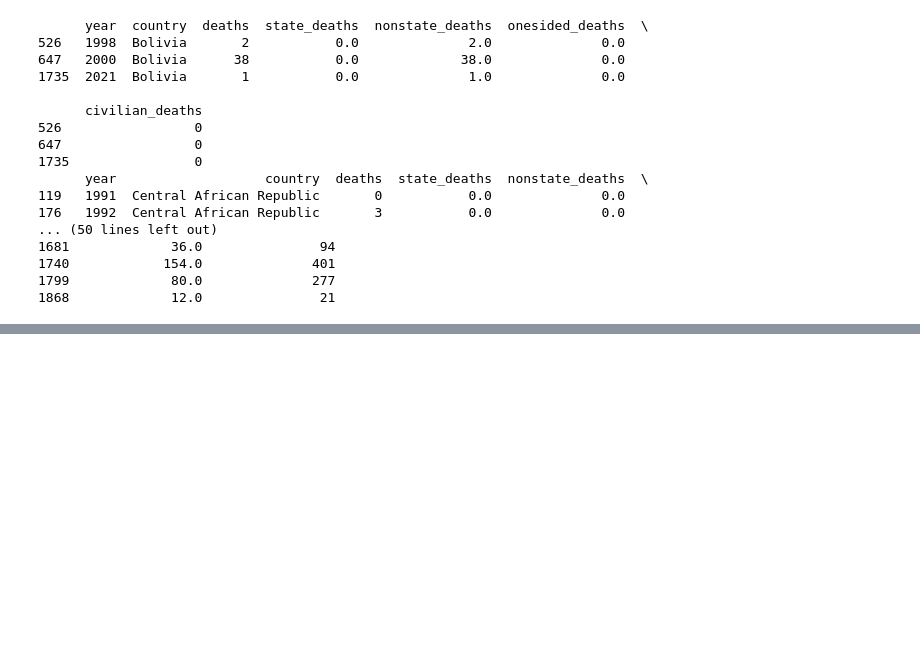
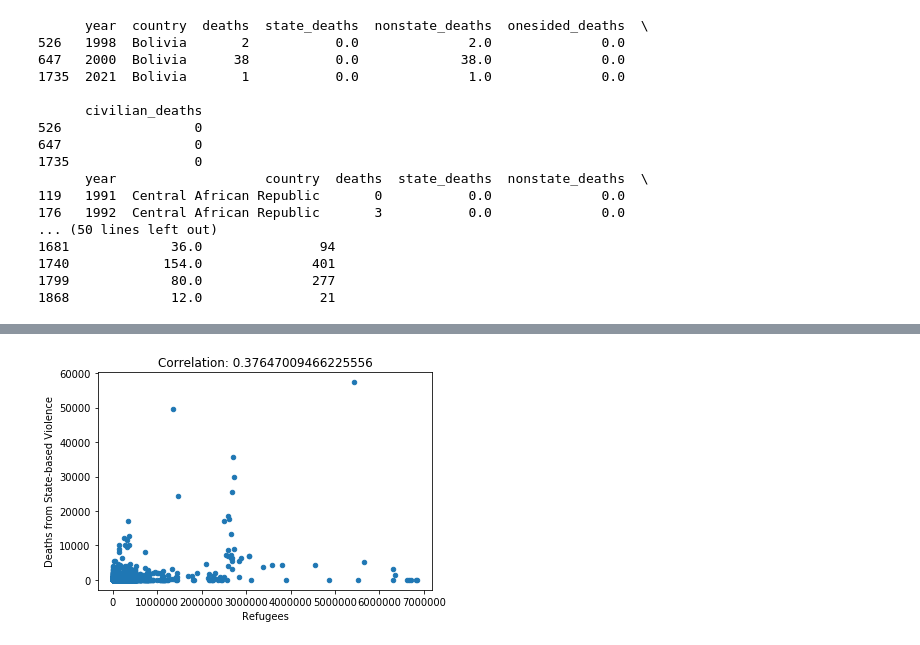
Before and after one commit to luisquinonesPR/thesis, a Jupyter notebook: UNHCR EDA.ipynb, the cells around one changed output, grey strips where cells are left out. Drawn from its saved outputs; the diff is of its cells as text; code cells hidden in the pictures; blank space fills up the shorter version.

```diff
--- a/UNHCR EDA.ipynb
+++ b/UNHCR EDA.ipynb
@@ -426,0 +428,15 @@ merged_df[['deaths','state_deaths', 'nonstate_deaths', 'onesided_deaths', 'civil
+# %%
+correlation = merged_df['Refugees'].corr(merged_df['state_deaths'])
+
+# Create a scatter plot
+merged_df.plot.scatter(x='Refugees', y='state_deaths')
+
+# Add a title and labels to the plot
+plt.title('Correlation: {}'.format(correlation))
+plt.xlabel('Refugees')
+plt.ylabel('Deaths from State-based Violence')
+
+# Display the plot
+plt.show()
+# %% [output]
+[figure, added]
```
Also changed, not shown: parts of 19 cells of this notebook, 1 other file.
